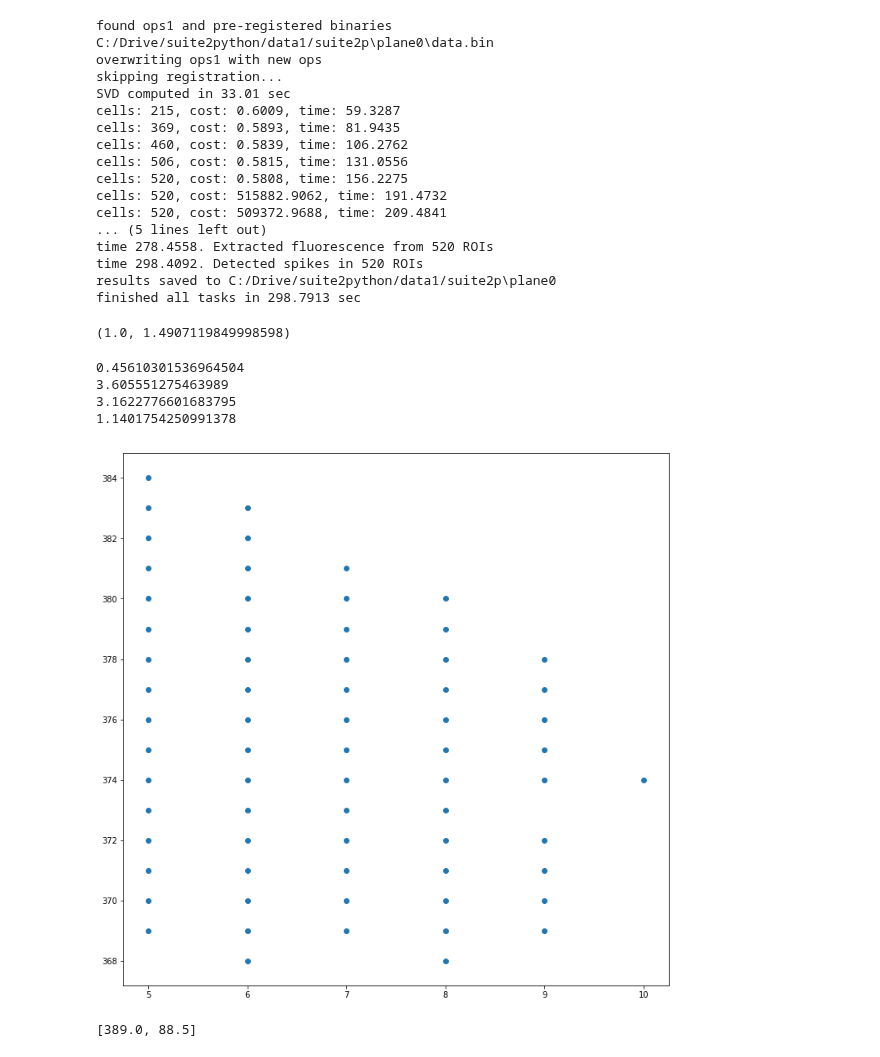
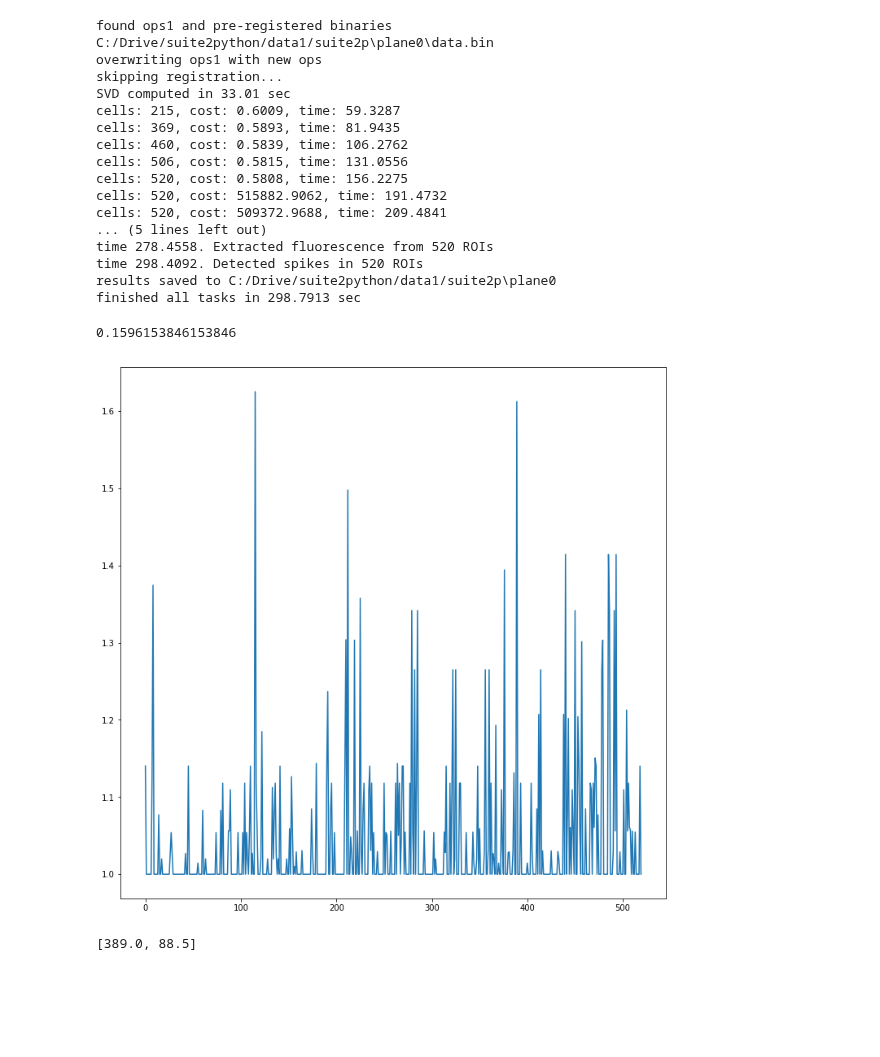
Before and after one commit to MouseLand/suite2p, a Jupyter notebook: memoryTests.ipynb, the cells around one changed output. Cells and saved outputs as stored; diff of their text form; code cells hidden in the pictures; blank space fills up the shorter version.

```diff
--- a/memoryTests.ipynb
+++ b/memoryTests.ipynb
@@ -53,10 +53,8 @@ finished all tasks in 298.7913 sec
 stat = np.load('C:\Drive\suite2python\data1\suite2p\plane0\stat.npy')
 stat = stat.item()
 
-x = np.zeros((len(stat),1))
+stats = np.zeros((len(stat),3))
 for k in range(len(stat)):
-    x[k] = stat[k]['compact']
-
-print((np.min(x), np.max(x)))
+    stats[k,0] = stat[k]['skew']
+    stats[k,1] = stat[k]['compact']
+    stats[k,2] = stat[k]['footprint']
-# %% [output]
-(1.0, 1.4907119849998598)
@@ -68,25 +61,27 @@ rsort = np.sort(rs.flatten())
-# %%
-n = 0
-
-rs,dy,dx = celldetect.circleMask(12)
-
-r2 = (stat[n]['ypix']-int(stat[n]['med'][0]))**2 + (stat[n]['xpix']-int(stat[n]['med'][1]))**2
-
-#r2 = (stat[n]['ypix']-int(stat[n]['med'][0]))**2 + (stat[n]['xpix']-int(stat[n]['med'][1]))**2
-print(stat[n]['compact'])
-print(np.median(r2**.5))
-print(np.median(rsort[:r2.size]))
-cmpct = np.median(r2**.5) / np.median(rsort[:r2.size])
-
-print(cmpct)
-
-from matplotlib import pyplot as plt
-plt.figure(figsize=(12,12))
-plt.scatter(stat[n]['ypix'], stat[n]['xpix'])
-plt.show()
-# %% [output]
-0.45610301536964504
-3.605551275463989
-3.1622776601683795
-1.1401754250991378
-[figure, removed]
+# %%
+from scipy import io
+cl = io.loadmat('C:\Github\old\Suite2P\configFiles\classifier.mat')
+
+model = {}
+model['hists'] = cl['prior'][0][0][3][:, [1, 2, 3], :]
+model['grid'] = cl['prior'][0][0][4][:, [1, 2, 3]]
+model['statclass'] = ['skew', 'compact', 'footprint']
+model['trainfiles'] = []
+
+np.save('C:\Github\suite2p\model.npy', model)
+# %%
+ncells, nstats = stats.shape
+grid = model['grid']
+hists = model['hists']
+logp = np.zeros((ncells,2), np.float32)
+
+for n in range(nstats):
+    x = stats[:,n]
+    x[x<grid[0,n]]   = grid[0,n]
+    x[x>grid[-1,n]]  = grid[-1,n]
+    ibin = np.digitize(x, grid[:,n], right=True) - 1
+    logp = logp + np.log(np.squeeze(hists[ibin,n,:])+1e-5)
+# %%
+np.mean(rs[:,0]-rs[:,1] > 0)
+# %% [output]
+0.1596153846153846
@@ -93,3 +97,11 @@ plt.show()
+# %%
+from matplotlib import pyplot as plt
+
+plt.figure(figsize=(12,12))
+plt.plot(x)
+plt.show()
+# %% [output]
+[figure, added]
 # %%
 stat[n]['med']
 # %% [output]
```
Also changed, not shown: parts of 2 cells of this notebook, 1 other file.
